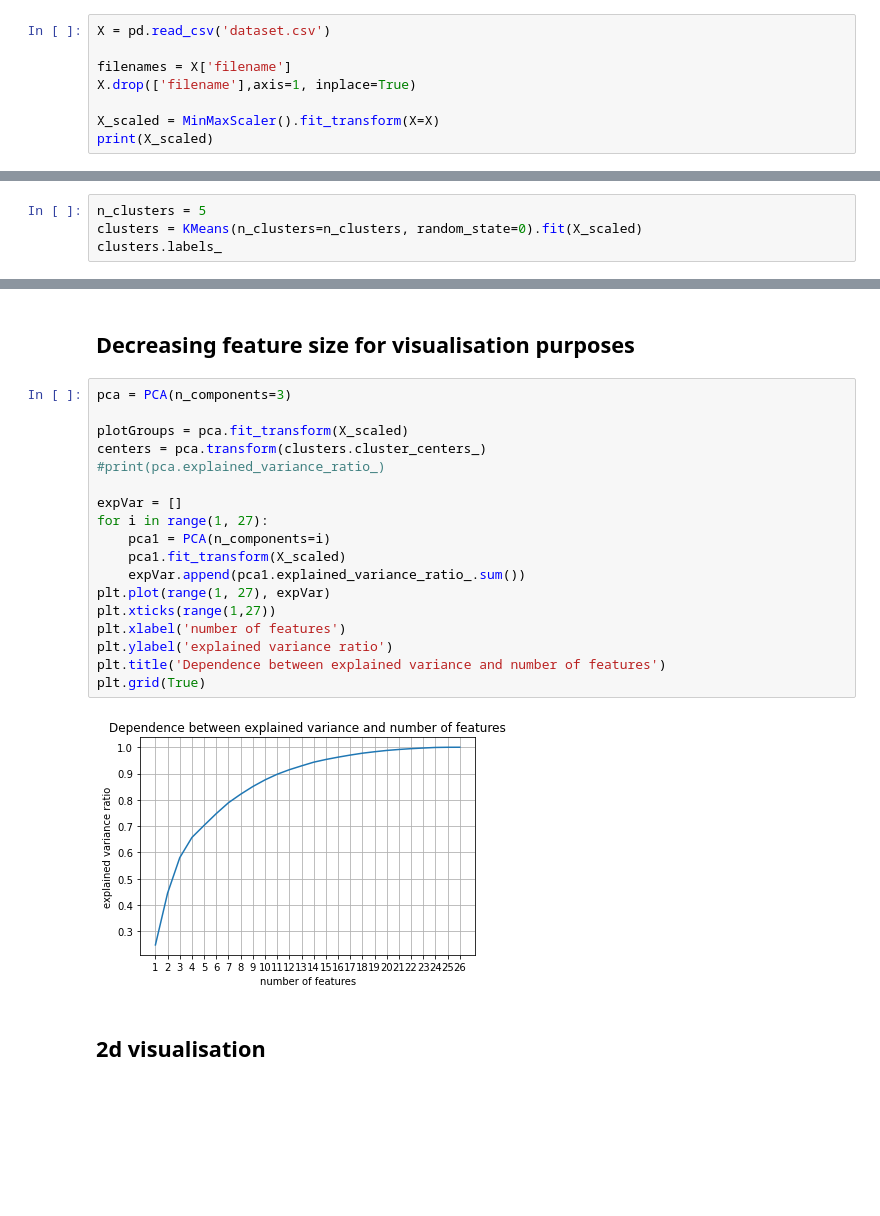
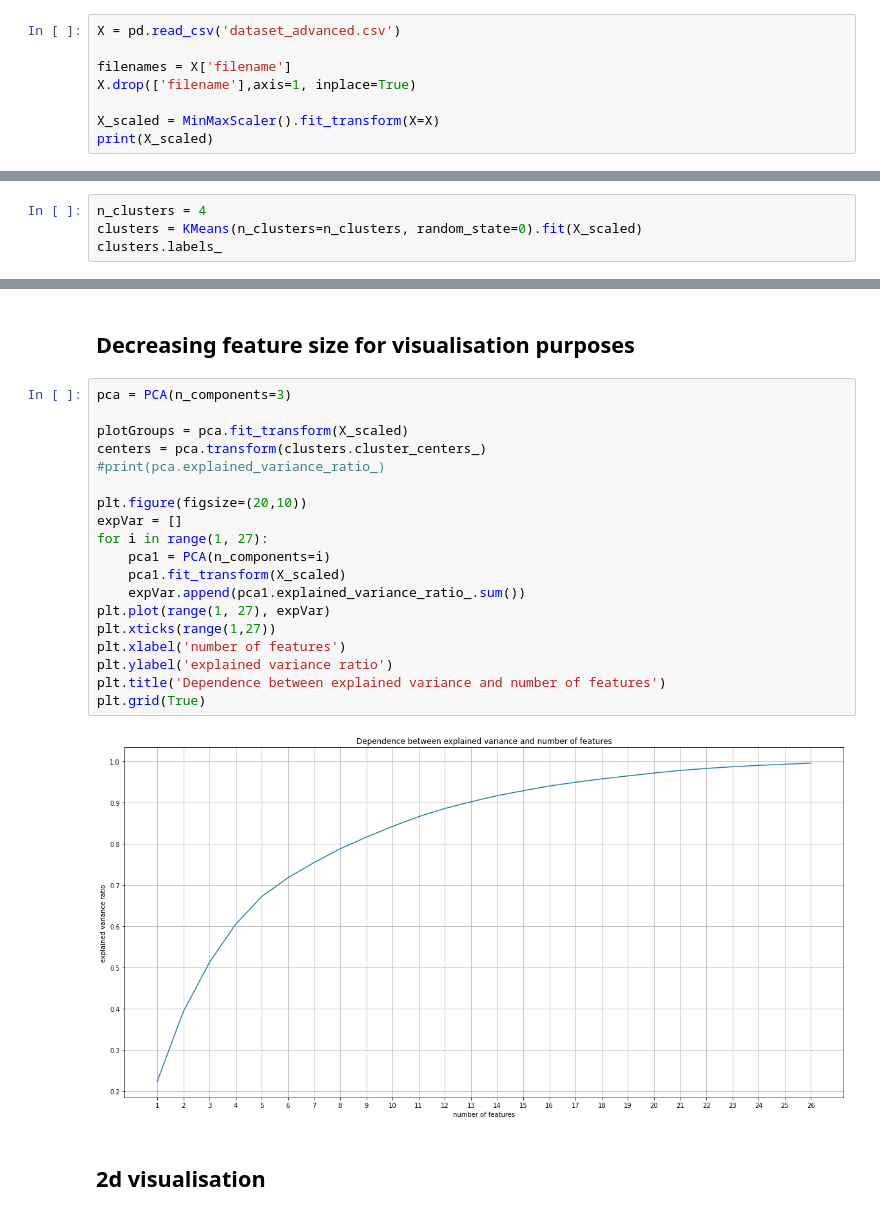
Before and after one commit to DimaKurd/neurotechnology_and_affective_computing, a Jupyter notebook: feautureExtraction.ipynb, the cells around one changed output, grey strips where cells are left out. Saved outputs shown, nothing was run; the diff lists cells and outputs as text; blank space fills up the shorter version.

Commit message:
4 clusters

```diff
--- a/feautureExtraction.ipynb
+++ b/feautureExtraction.ipynb
@@ -17,7 +17,7 @@ from sklearn.decomposition import PCA
 # %% [markdown]
 <h2>Preprocessing dataset</h2>
 # %%
-X = pd.read_csv('dataset.csv')
+X = pd.read_csv('dataset_advanced.csv')
 
 filenames = X['filename']
 X.drop(['filename'],axis=1, inplace=True)
@@ -35,7 +35,7 @@ print(X_scaled)
 # %% [markdown]
 <h2>Clustering</h2>
 # %%
-n_clusters = 5
+n_clusters = 4
 clusters = KMeans(n_clusters=n_clusters, random_state=0).fit(X_scaled)
 clusters.labels_
 # %% [output]
@@ -61,23 +61,24 @@ array([2, 1, 1, 2, 2, 1, 1, 0, 2, 2, 2, 2, 1, 2, 1, 0, 2, 4, 2, 2, 1, 2,
 # %%
 pca = PCA(n_components=3)
 
 plotGroups = pca.fit_transform(X_scaled)
 centers = pca.transform(clusters.cluster_centers_)
 #print(pca.explained_variance_ratio_)
 
+plt.figure(figsize=(20,10))
 expVar = []
 for i in range(1, 27):
     pca1 = PCA(n_components=i)
     pca1.fit_transform(X_scaled)
     expVar.append(pca1.explained_variance_ratio_.sum())
 plt.plot(range(1, 27), expVar)
 plt.xticks(range(1,27))
 plt.xlabel('number of features')
 plt.ylabel('explained variance ratio')
 plt.title('Dependence between explained variance and number of features')
 plt.grid(True)
 # %% [output]
-[figure, old version]
+[figure, new version]
 # %% [markdown]
 <h2>2d visualisation </h2>
 # %%
```
Also changed, not shown: parts of 4 cells of this notebook, 3 other files.
